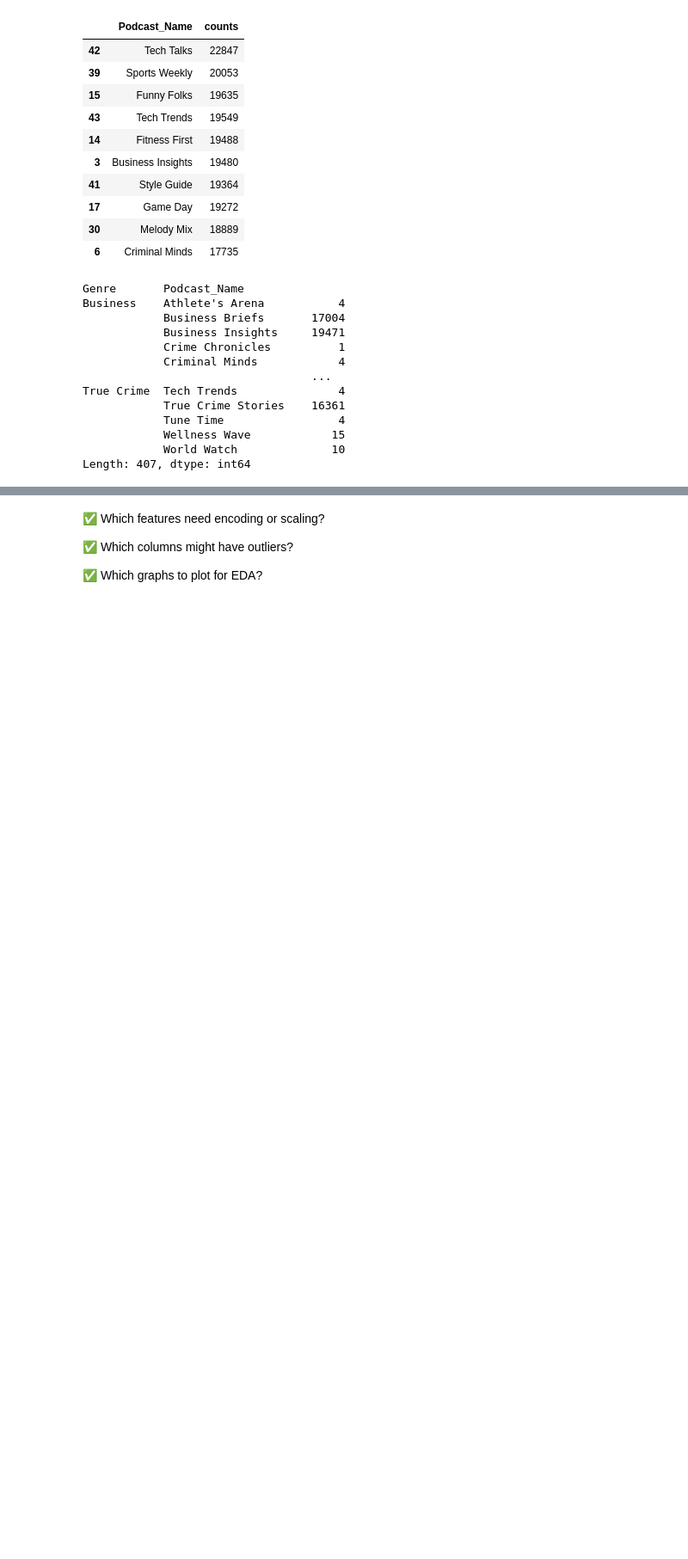
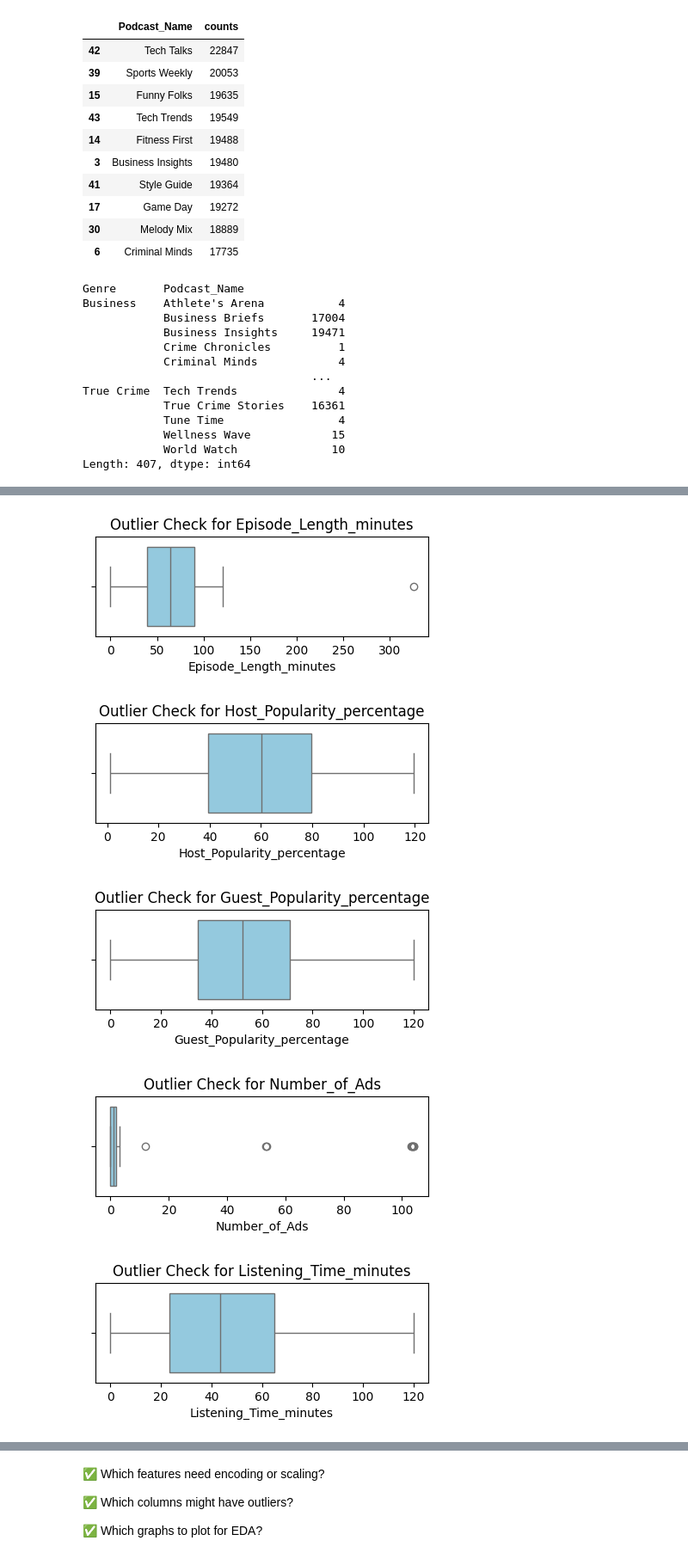
Before and after one commit to sobiahashmi/Predict-Podcast-Listening-Time, a Jupyter notebook: predict_listening_time.ipynb, the cells around one changed output, grey strips where cells are left out. Shown: that part at 86% size. Drawn from its saved outputs; the diff is of its cells as text; code cells hidden in the pictures; blank space fills up the shorter version.

```diff
--- a/predict_listening_time.ipynb
+++ b/predict_listening_time.ipynb
@@ -211,0 +228,18 @@ Length: 407, dtype: int64
+# %%
+import matplotlib.pyplot as plt
+
+# Set your numeric features
+numeric_cols = ['Episode_Length_minutes', 'Host_Popularity_percentage', 'Guest_Popularity_percentage', 'Number_of_Ads', 'Listening_Time_minutes']
+
+# Create boxplots
+for col in numeric_cols:
+    plt.figure(figsize=(5, 1.5))
+    sns.boxplot(x=df_train[col], color='skyblue')
+    plt.title(f'Outlier Check for {col}')
+    plt.show()
+# %% [output]
+[figure, added]
+[figure, added]
+[figure, added]
+[figure, added]
+[figure, added]
```
Also changed, not shown: parts of 13 cells of this notebook.
